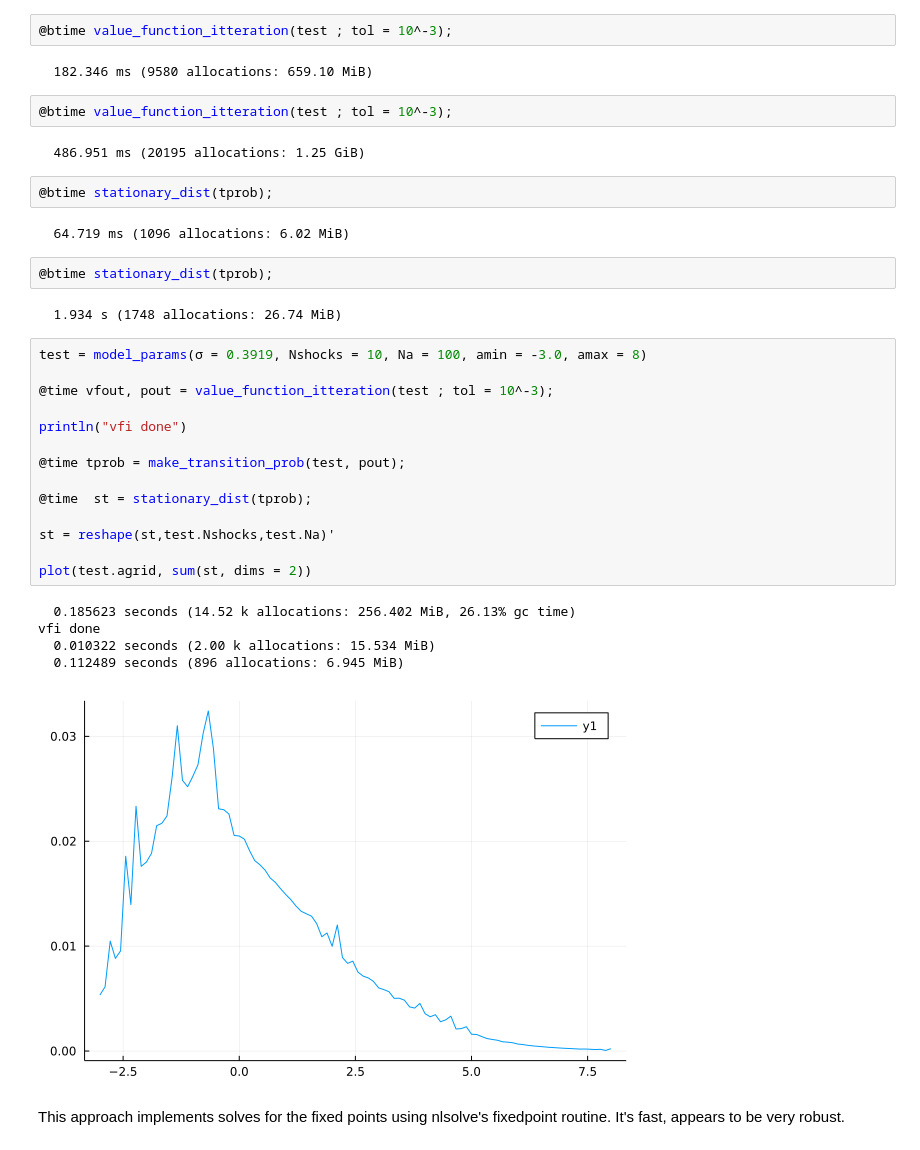
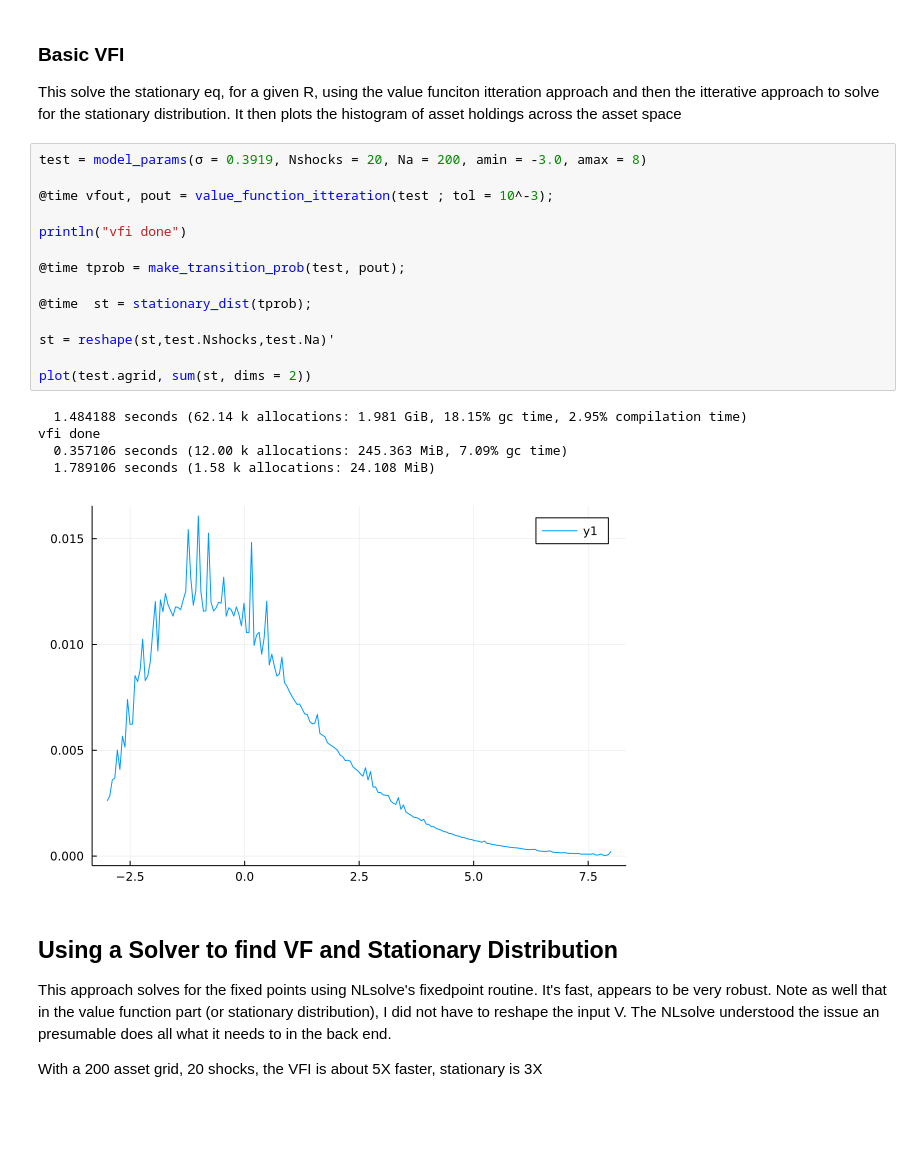
Before and after one commit to mwaugh0328/Hugget-Economy, a Jupyter notebook: hugget.ipynb, the cells around one changed output. Cells and saved outputs as stored; diff of their text form; blank space fills up the shorter version.

Commit message:
clean up, notes

```diff
--- a/hugget.ipynb
+++ b/hugget.ipynb
@@ -275,39 +324,31 @@ stationary_dist (generic function with 1 method)
-# %%
-@btime value_function_itteration(test ; tol = 10^-3);
-# %% [output]
-  182.346 ms (9580 allocations: 659.10 MiB)
-# %%
-@btime value_function_itteration(test ; tol = 10^-3);
-# %% [output]
-  486.951 ms (20195 allocations: 1.25 GiB)
-# %%
-@btime stationary_dist(tprob);
-# %% [output]
-  64.719 ms (1096 allocations: 6.02 MiB)
-# %%
-@btime stationary_dist(tprob);
-# %% [output]
-  1.934 s (1748 allocations: 26.74 MiB)
+# %% [markdown]
+### Basic VFI
+
+This solve the stationary eq, for a given R, using the value funciton itteration approach and then the itterative approach to solve for the stationary distribution. It then plots the histogram of asset holdings across the asset space
 # %%
-test = model_params(σ = 0.3919, Nshocks = 10, Na = 100, amin = -3.0, amax = 8)
+test = model_params(σ = 0.3919, Nshocks = 20, Na = 200, amin = -3.0, amax = 8)
 
 @time vfout, pout = value_function_itteration(test ; tol = 10^-3);
 
 println("vfi done")
 
 @time tprob = make_transition_prob(test, pout);
 
 @time  st = stationary_dist(tprob);
 
 st = reshape(st,test.Nshocks,test.Na)'
 
 plot(test.agrid, sum(st, dims = 2))
 # %% [output]
-  0.185623 seconds (14.52 k allocations: 256.402 MiB, 26.13% gc time)
+  1.484188 seconds (62.14 k allocations: 1.981 GiB, 18.15% gc time, 2.95% compilation time)
 vfi done
-  0.010322 seconds (2.00 k allocations: 15.534 MiB)
-  0.112489 seconds (896 allocations: 6.945 MiB)
+  0.357106 seconds (12.00 k allocations: 245.363 MiB, 7.09% gc time)
+  1.789106 seconds (1.58 k allocations: 24.108 MiB)
-[figure, old version]
+[figure, new version]
-# %% [markdown]
-This approach implements solves for the fixed points using nlsolve's fixedpoint routine. It's fast, appears to be very robust.
+# %% [markdown]
+## Using a Solver to find VF and Stationary Distribution
+
+This approach solves for the fixed points using NLsolve's fixedpoint routine. It's fast, appears to be very robust. Note as well that in the value function part (or stationary distribution), I did not have to reshape the input V. The NLsolve understood the issue an presumable does all what it needs to in the back end.
+
+With a 200 asset grid, 20 shocks, the VFI is about 5X faster, stationary is 3X
 # %%
```
Also changed, not shown: parts of 10 cells of this notebook, 3 other files.
